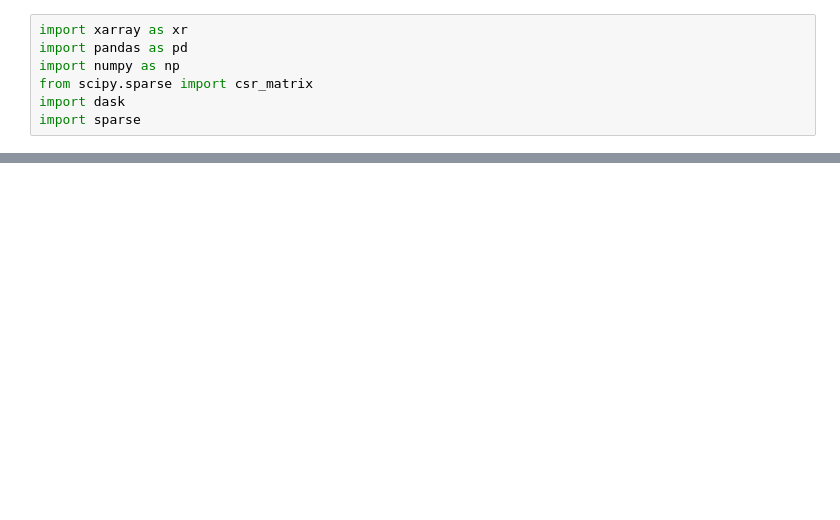
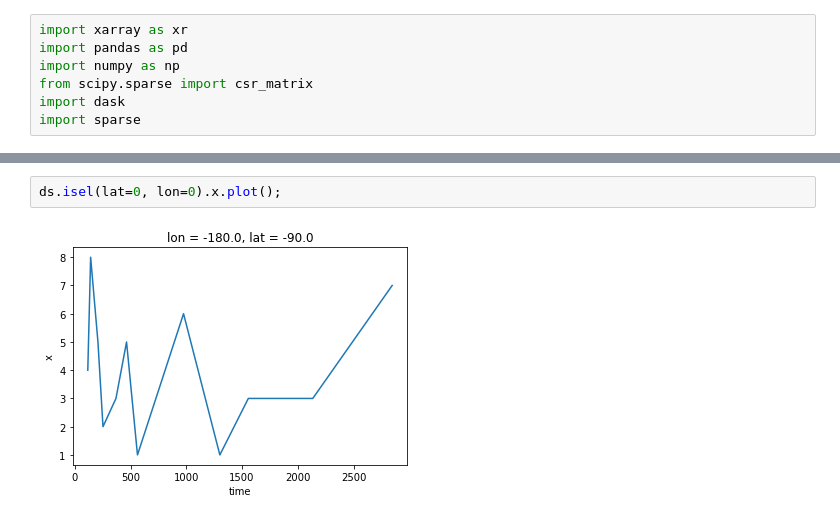
Before and after one commit to andersy005/brouillons-quotidien, a Jupyter notebook: xgriddedtime/remapper.ipynb, the cells around one changed output, grey strips where cells are left out. Saved outputs shown, nothing was run; the diff lists cells and outputs as text; blank space fills up the shorter version.

```diff
--- a/xgriddedtime/remapper.ipynb
+++ b/xgriddedtime/remapper.ipynb
@@ -294,0 +346,4 @@ Dimensions without coordinates: lat, lon
+# %%
+ds.isel(lat=0, lon=0).x.plot();
+# %% [output]
+[figure, added]
```
Also changed, not shown: parts of 42 cells of this notebook.
